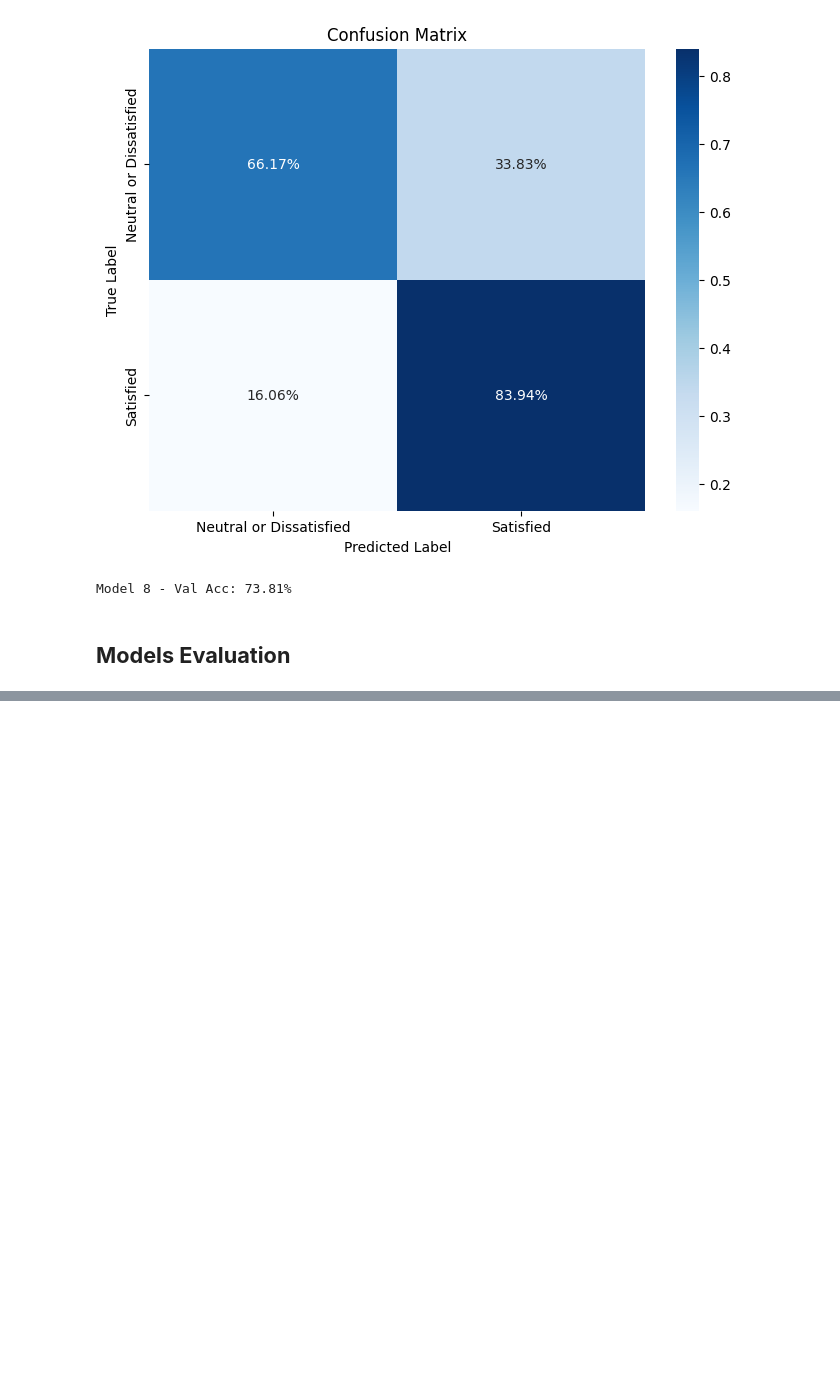
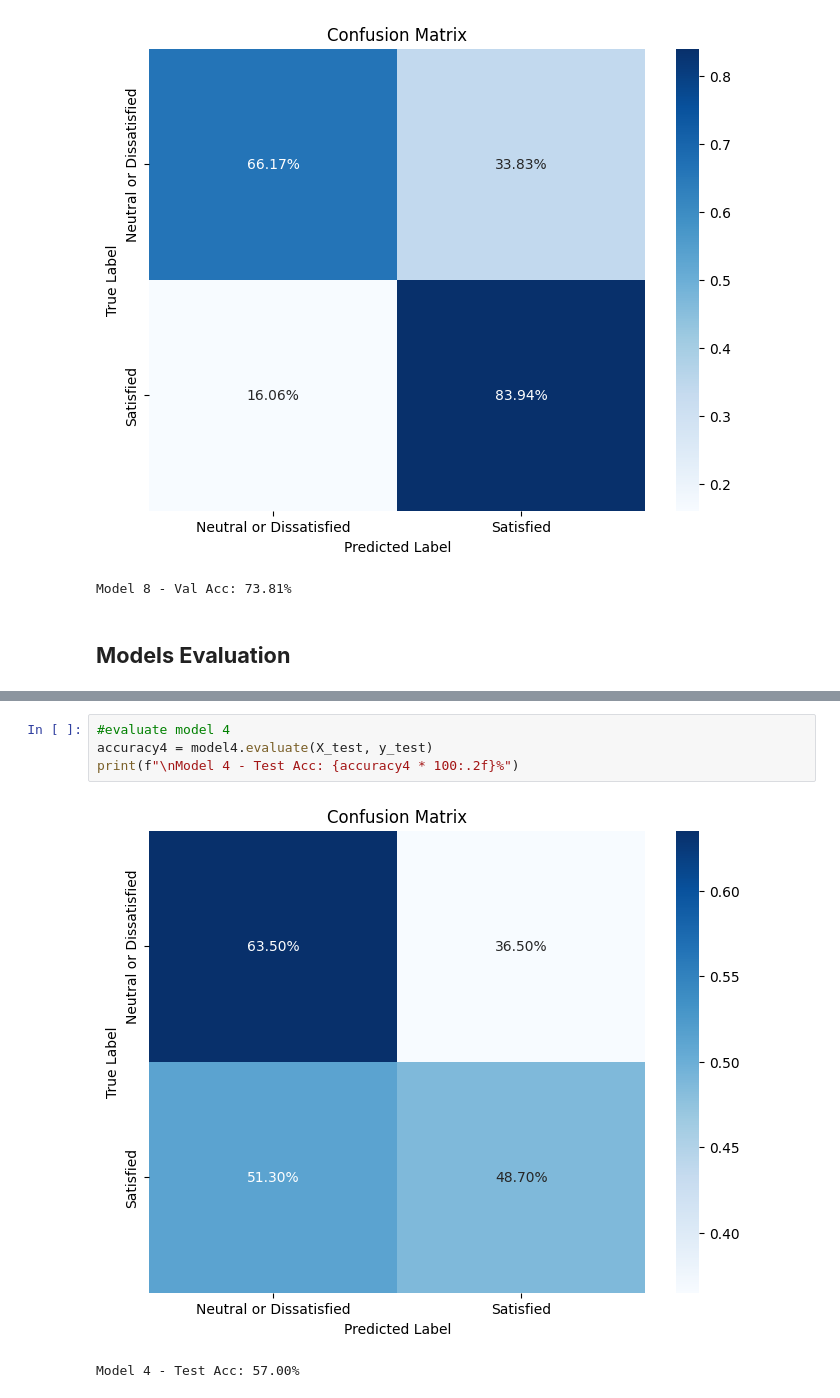
Before and after one commit to sleekyucee/programming4AI, a Jupyter notebook: Notebooks/Programming_and_Maths_INM702_CourseWork_TaskOne_Amua_U.ipynb, the cells around one changed output, grey strips where cells are left out. Saved outputs shown, nothing was run; the diff lists cells and outputs as text; blank space fills up the shorter version.

```diff
--- a/Notebooks/Programming_and_Maths_INM702_CourseWork_TaskOne_Amua_U.ipynb
+++ b/Notebooks/Programming_and_Maths_INM702_CourseWork_TaskOne_Amua_U.ipynb
@@ -2680,0 +2705,7 @@ test_df.columns
+# %%
+#evaluate model 4
+accuracy4 = model4.evaluate(X_test, y_test)
+print(f"\nModel 4 - Test Acc: {accuracy4 * 100:.2f}%")
+# %% [output]
+[figure, added]
+Model 4 - Test Acc: 57.00%
```
Also changed, not shown: parts of 53 cells of this notebook.
